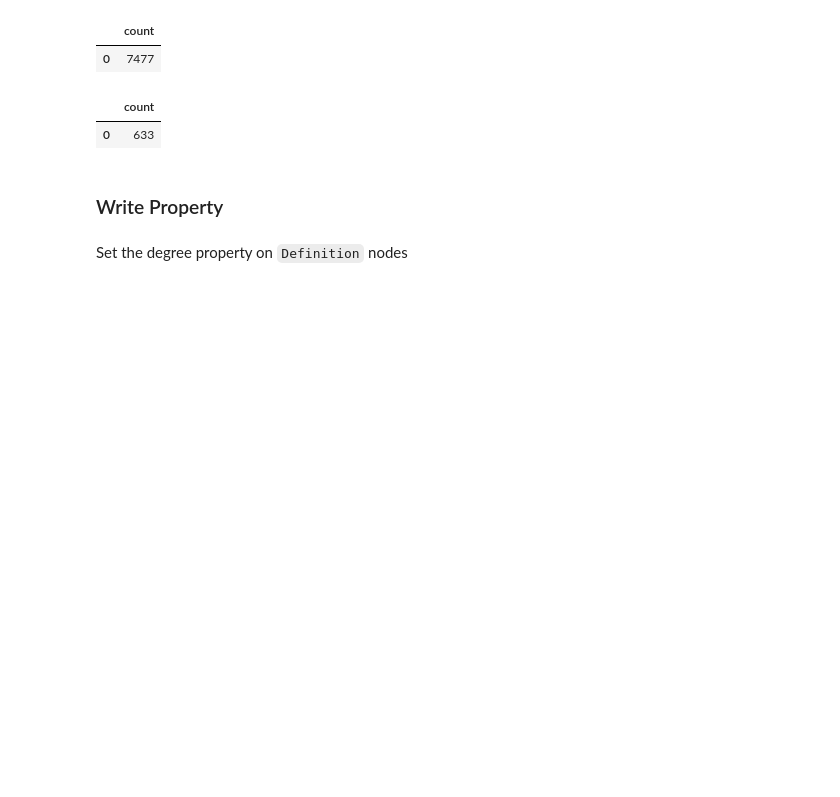
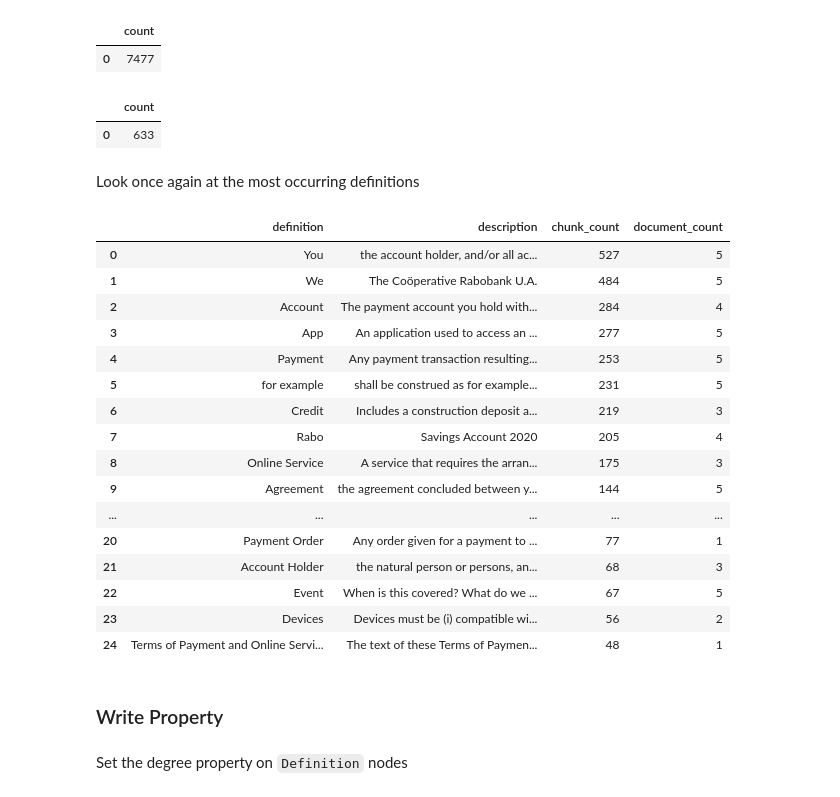
Before and after one commit to erikbijl/rabobank-workshop-genai, a Jupyter notebook: 4 - Explore Graph.ipynb, the cells around one changed output. Drawn from its saved outputs; the diff is of its cells as text; code cells hidden in the pictures; blank space fills up the shorter version.

```diff
--- a/4 - Explore Graph.ipynb
+++ b/4 - Explore Graph.ipynb
@@ -477,6 +477,39 @@ driver.execute_query(
 # %% [output]
 |  | count |
 | 0 | 633 |
+# %% [markdown]
+Look once again at the most occurring definitions
+# %%
+definition_count_df = driver.execute_query(
+    """
+    MATCH (doc:Document)<-[:PART_OF]-(chunk:Chunk)-[:MENTIONS]->(def:Definition)
+    WITH DISTINCT def, COUNT(DISTINCT chunk) AS chunk_count, COUNT(DISTINCT doc) AS document_count
+    RETURN def.term AS definition, def.description AS description, chunk_count, document_count ORDER BY chunk_count DESC LIMIT 25
+    """,
+    database_=DATABASE,
+    routing_=RoutingControl.READ,
+    result_transformer_= lambda r: r.to_df(),
+)
+# %%
+definition_count_df
+# %% [output]
+|  | definition | description | chunk_count | document_count |
+| 0 | You | the account holder, and/or all ac... | 527 | 5 |
+| 1 | We | The Coöperative Rabobank U.A. | 484 | 5 |
+| 2 | Account | The payment account you hold with... | 284 | 4 |
+| 3 | App | An application used to access an ... | 277 | 5 |
+| 4 | Payment | Any payment transaction resulting... | 253 | 5 |
+| 5 | for example | shall be construed as for example... | 231 | 5 |
+| 6 | Credit | Includes a construction deposit a... | 219 | 3 |
+| 7 | Rabo | Savings Account 2020 | 205 | 4 |
+| 8 | Online Service | A service that requires the arran... | 175 | 3 |
+| 9 | Agreement | the agreement concluded between y... | 144 | 5 |
+| ... | ... | ... | ... | ... |
+| 20 | Payment Order | Any order given for a payment to ... | 77 | 1 |
+| 21 | Account Holder | the natural person or persons, an... | 68 | 3 |
+| 22 | Event | When is this covered? What do we ... | 67 | 5 |
+| 23 | Devices | Devices must be (i) compatible wi... | 56 | 2 |
+| 24 | Terms of Payment and Online Servi... | The text of these Terms of Paymen... | 48 | 1 |
 # %% [markdown]
 ### Write Property
 # %% [markdown]
```
